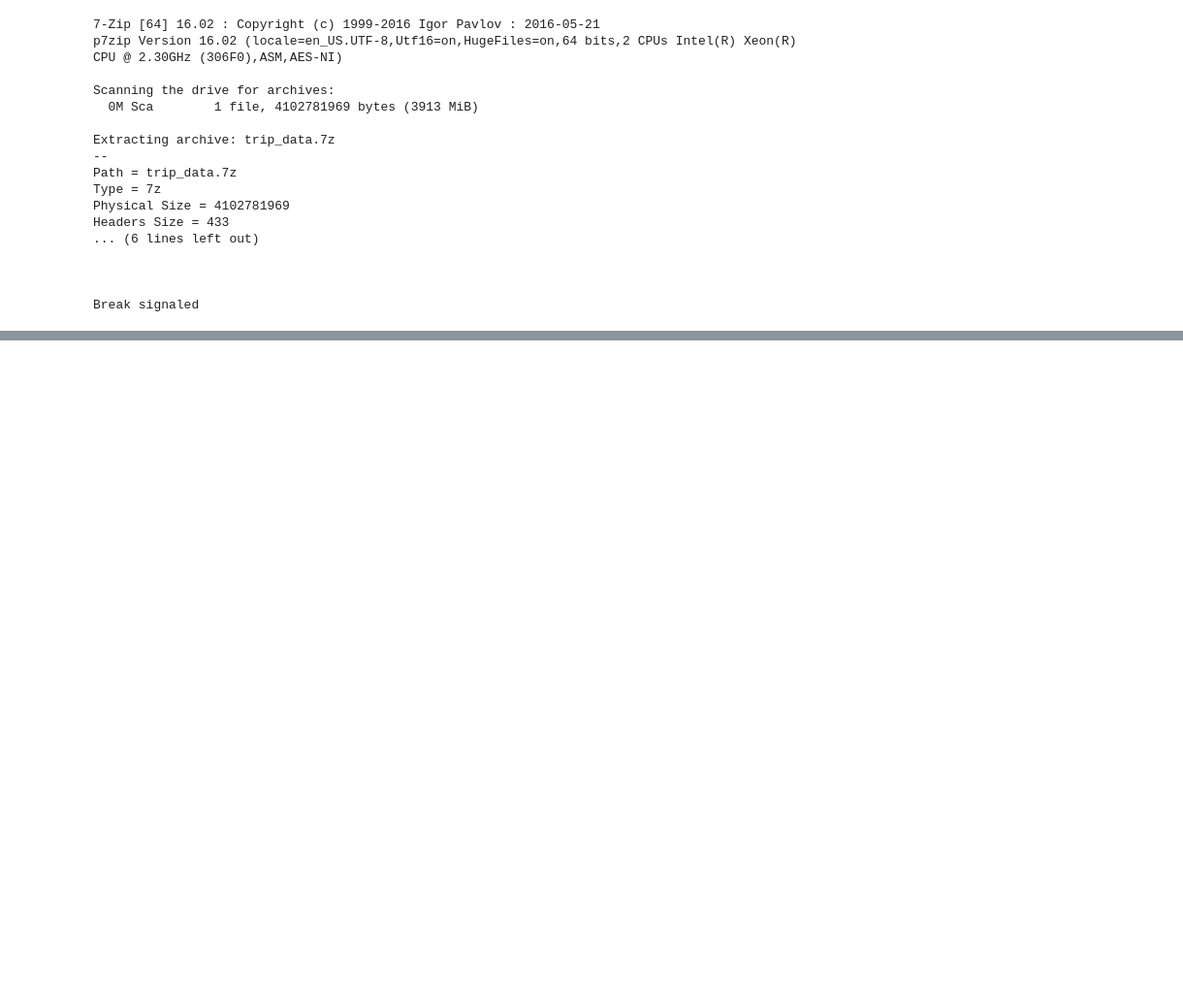
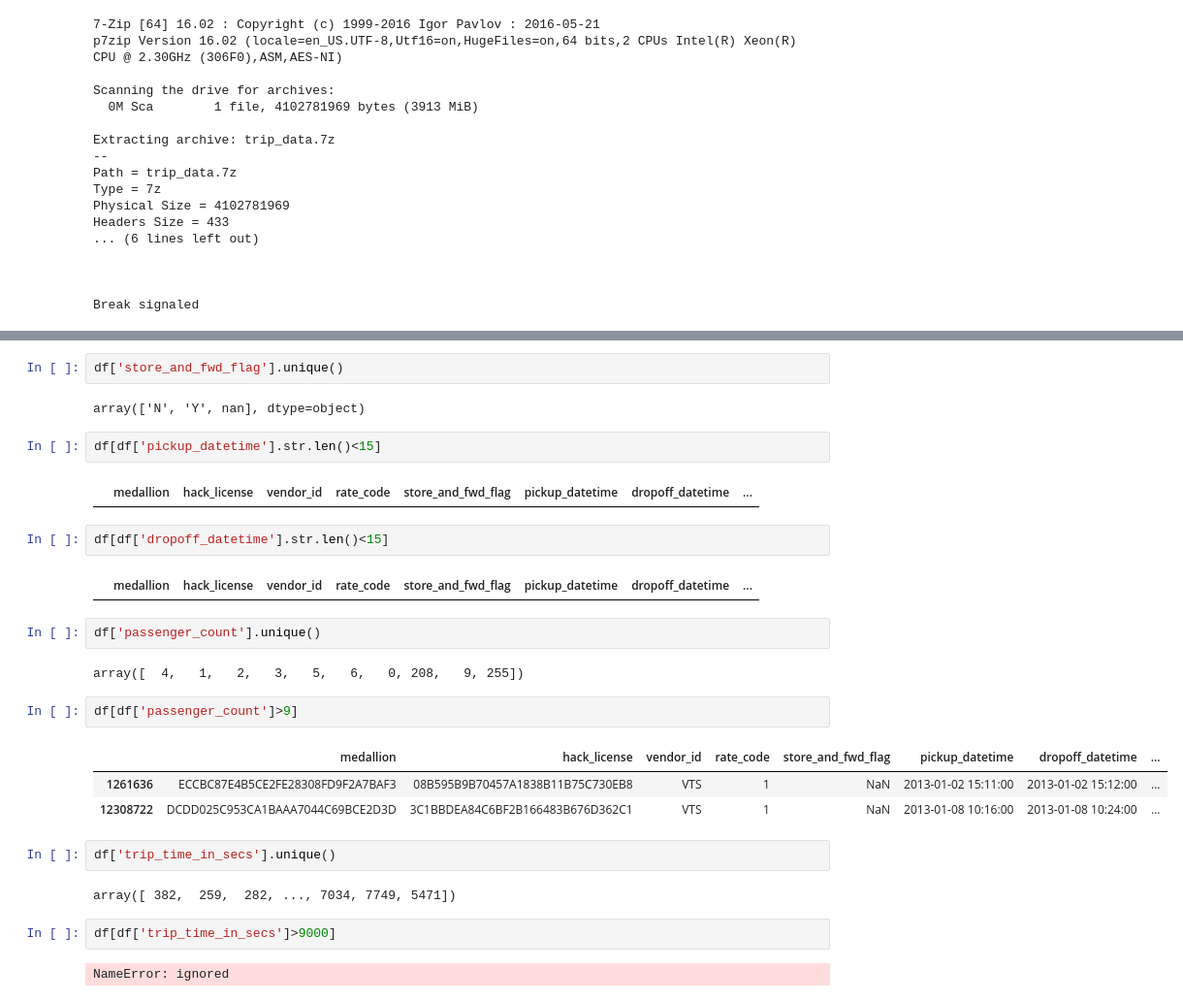
Before and after one commit to htapiagroup/sistemas-distribuidos-evaluacion-intersemestral-vortizmca18, a Jupyter notebook: Examen1.ipynb, the cells around one changed output, grey strips where cells are left out. Shown: that part at 97% size. Cells and saved outputs as stored; diff of their text form; blank space fills up the shorter version.

```diff
--- a/Examen1.ipynb
+++ b/Examen1.ipynb
@@ -54,0 +191,30 @@ nyc_taxi.zip  trip_data_10.csv  trip_data.7z     yellow_tripdata_2018-02.csv
+# %%
+df['store_and_fwd_flag'].unique()
+# %% [output]
+array(['N', 'Y', nan], dtype=object)
+# %%
+df[df['pickup_datetime'].str.len()<15]
+# %% [output]
+|  | medallion | hack_license | vendor_id | rate_code | store_and_fwd_flag | pickup_datetime | dropoff_datetime | ... |
+# %%
+df[df['dropoff_datetime'].str.len()<15]
+# %% [output]
+|  | medallion | hack_license | vendor_id | rate_code | store_and_fwd_flag | pickup_datetime | dropoff_datetime | ... |
+# %%
+df['passenger_count'].unique()
+# %% [output]
+array([  4,   1,   2,   3,   5,   6,   0, 208,   9, 255])
+# %%
+df[df['passenger_count']>9]
+# %% [output]
+|  | medallion | hack_license | vendor_id | rate_code | store_and_fwd_flag | pickup_datetime | dropoff_datetime | ... |
+| 1261636 | ECCBC87E4B5CE2FE28308FD9F2A7BAF3 | 08B595B9B70457A1838B11B75C730EB8 | VTS | 1 | NaN | 2013-01-02 15:11:00 | 2013-01-02 15:12:00 | ... |
+| 12308722 | DCDD025C953CA1BAAA7044C69BCE2D3D | 3C1BBDEA84C6BF2B166483B676D362C1 | VTS | 1 | NaN | 2013-01-08 10:16:00 | 2013-01-08 10:24:00 | ... |
+# %%
+df['trip_time_in_secs'].unique()
+# %% [output]
+array([ 382,  259,  282, ..., 7034, 7749, 5471])
+# %%
+df[df['trip_time_in_secs']>9000]
+# %% [output]
+NameError: ignored
```
Also changed, not shown: parts of 17 cells of this notebook.
